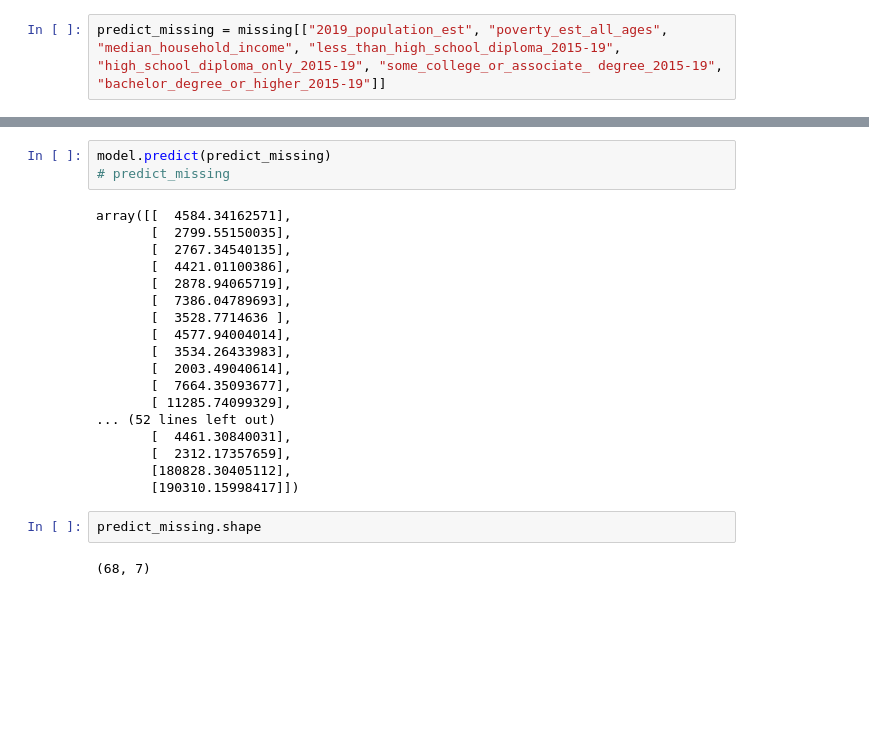
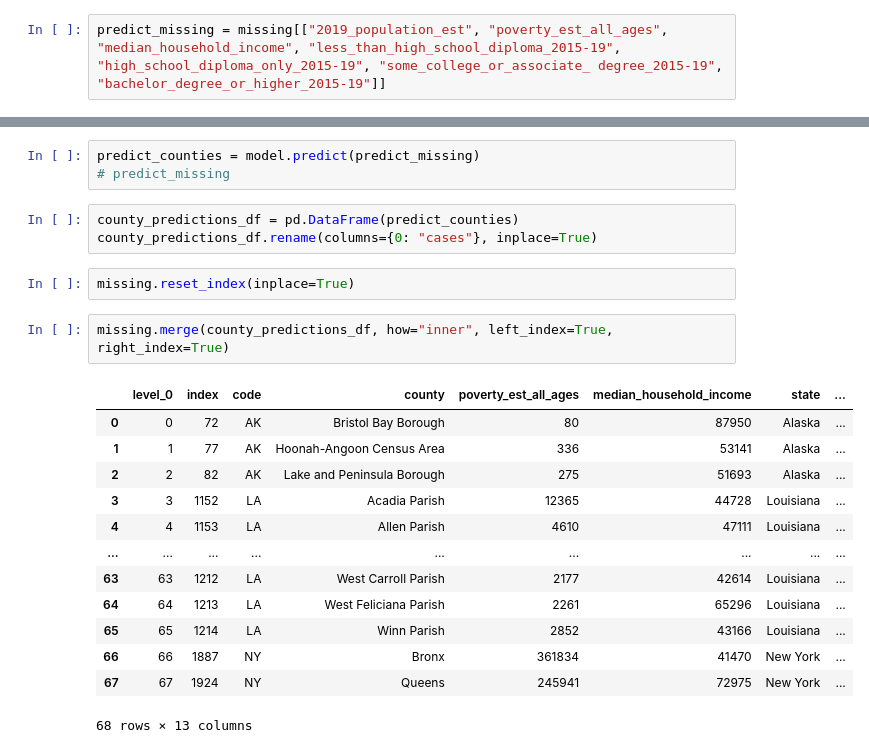
Before and after one commit to CCom20/covid-ml-application, a Jupyter notebook: notebooks/county_machine_learning_notebook.ipynb, the cells around one changed output, grey strips where cells are left out. Drawn from its saved outputs; the diff is of its cells as text; blank space fills up the shorter version.

```diff
--- a/notebooks/county_machine_learning_notebook.ipynb
+++ b/notebooks/county_machine_learning_notebook.ipynb
@@ -247,26 +247,25 @@ predict_missing
 68 rows × 7 columns
 # %%
-model.predict(predict_missing)
+predict_counties = model.predict(predict_missing)
 # predict_missing
-# %% [output]
-array([[  4584.34162571],
-       [  2799.55150035],
-       [  2767.34540135],
-       [  4421.01100386],
-       [  2878.94065719],
-       [  7386.04789693],
-       [  3528.7714636 ],
-       [  4577.94004014],
-       [  3534.26433983],
-       [  2003.49040614],
-       [  7664.35093677],
-       [ 11285.74099329],
-... (52 lines left out)
-       [  4461.30840031],
-       [  2312.17357659],
-       [180828.30405112],
-       [190310.15998417]])
-# %%
-predict_missing.shape
-# %% [output]
-(68, 7)
+# %%
+county_predictions_df = pd.DataFrame(predict_counties)
+county_predictions_df.rename(columns={0: "cases"}, inplace=True)
+# %%
+missing.reset_index(inplace=True)
+# %%
+missing.merge(county_predictions_df, how="inner", left_index=True, right_index=True)
+# %% [output]
+|  | level_0 | index | code | county | poverty_est_all_ages | median_household_income | state | ... |
+| 0 | 0 | 72 | AK | Bristol Bay Borough | 80 | 87950 | Alaska | ... |
+| 1 | 1 | 77 | AK | Hoonah-Angoon Census Area | 336 | 53141 | Alaska | ... |
+| 2 | 2 | 82 | AK | Lake and Peninsula Borough | 275 | 51693 | Alaska | ... |
+| 3 | 3 | 1152 | LA | Acadia Parish | 12365 | 44728 | Louisiana | ... |
+| 4 | 4 | 1153 | LA | Allen Parish | 4610 | 47111 | Louisiana | ... |
+| ... | ... | ... | ... | ... | ... | ... | ... | ... |
+| 63 | 63 | 1212 | LA | West Carroll Parish | 2177 | 42614 | Louisiana | ... |
+| 64 | 64 | 1213 | LA | West Feliciana Parish | 2261 | 65296 | Louisiana | ... |
+| 65 | 65 | 1214 | LA | Winn Parish | 2852 | 43166 | Louisiana | ... |
+| 66 | 66 | 1887 | NY | Bronx | 361834 | 41470 | New York | ... |
+| 67 | 67 | 1924 | NY | Queens | 245941 | 72975 | New York | ... |
+68 rows × 13 columns
```
Also changed, not shown: parts of 2 cells of this notebook, 1 other file.
